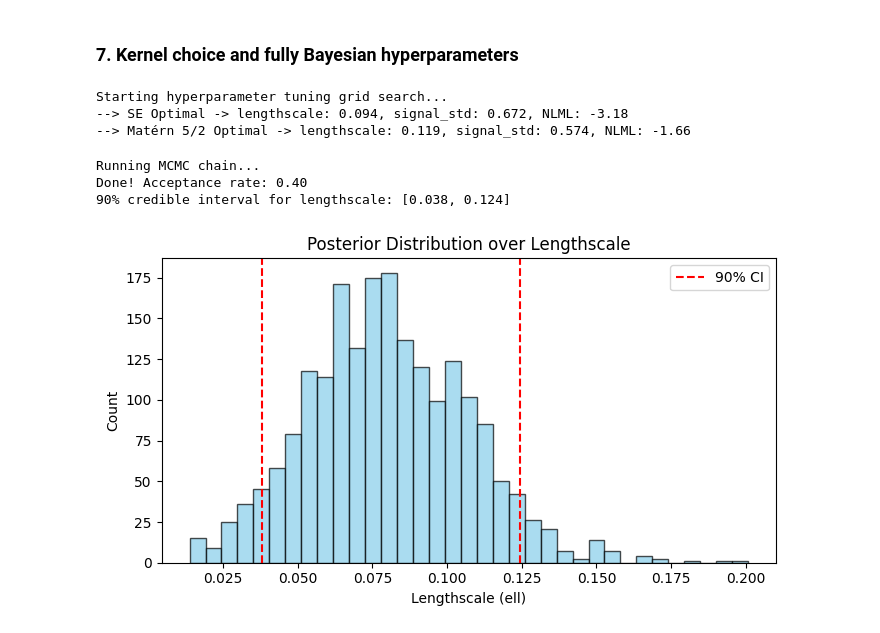
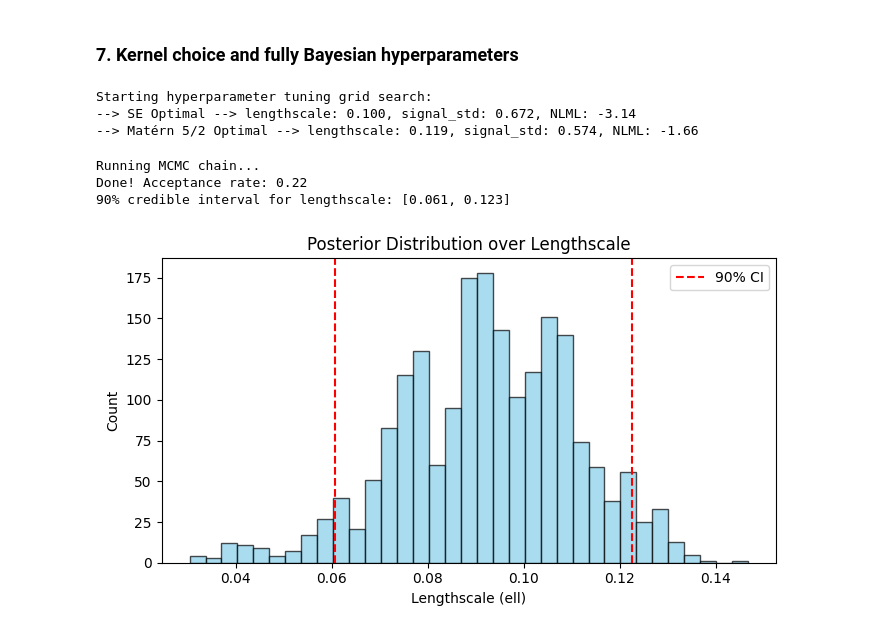
Before and after one commit to TejasDharmale/Bayesian-machine-learning-assignment, a Jupyter notebook: Bayesian_machine_learning_project.ipynb, the cells around one changed output. Saved outputs shown, nothing was run; the diff lists cells and outputs as text; code cells hidden in the pictures.

```diff
--- a/Bayesian_machine_learning_project.ipynb
+++ b/Bayesian_machine_learning_project.ipynb
@@ -342,18 +282,17 @@ def run_bo(f, X_grid, n_init, n_iter, beta, params, key, noise=0.01):
 # %%
-ELL_GRID = jnp.logspace(-2, 0, 40)
+ELL_GRID = jnp.logspace(-2, 1, 40)
 SF_GRID = jnp.logspace(-1, 1, 30)
-
-def nlml(ell, sf, X, y, noise=0.01):
-    K = k_SE(X, X, (ell, sf)) + (noise**2 + 1e-6) * jnp.eye(len(X))
+def nlml(ell, sf, X, y, noise=0.01, kern=kernel):
+    K = kern(X, X, (ell, sf)) + (noise**2 + 1e-6) * jnp.eye(len(X))
     L = jnp.linalg.cholesky(K)
     alpha = solve_triangular(L.T, solve_triangular(L, y, lower=True), lower=False)
     return 0.5 * (y @ alpha) + jnp.sum(jnp.log(jnp.diag(L))) + 0.5 * len(X) * jnp.log(2 * jnp.pi)
 
-def fit_hyperparams(X, y, noise=0.01):
+def fit_hyperparams(X, y, noise=0.01, kern=kernel):
     best_loss, best_params = jnp.inf, (1.0, 1.0)
     for ell in ELL_GRID:
         for sf in SF_GRID:
-            loss = nlml(ell, sf, X, y, noise)
+            loss = nlml(ell, sf, X, y, noise, kern)
             if jnp.isfinite(loss) and loss < best_loss:
                 best_loss, best_params = loss, (ell, sf)
     return jnp.array([best_params[0]]), jnp.array([best_params[1]])
@@ -779,112 +678,68 @@ plt.show()
 # %%
 def k_matern52(x1, x2, params):
     ell, sf = params
-
     diff = x1[:, None, :] - x2[None, :, :]
     dist = jnp.sqrt(jnp.sum(diff**2, axis=-1) + 1e-12) / ell
-
     factor = 1.0 + jnp.sqrt(5.0) * dist + (5.0 / 3.0) * (dist**2)
     return (sf**2) * factor * jnp.exp(-jnp.sqrt(5.0) * dist)
-
-
-def nlml(ell, sf, X, y, kernel, obs_noise=0.01):
-    K = kernel(X, X, (ell, sf))
-    K += (obs_noise**2 + 1e-6) * jnp.eye(len(X))
-
-    L = jnp.linalg.cholesky(K)
-
-    alpha = solve_triangular(L.T, solve_triangular(L, y, lower=True), lower=False)
-
-
-    data_fit = 0.5 * y @ alpha
-    complexity = jnp.sum(jnp.log(jnp.diag(L)))
-    constant = 0.5 * len(X) * jnp.log(2 * jnp.pi)
-
-    return data_fit + complexity + constant
-
-kernels_to_test = [("SE", k_SE), ("Matérn 5/2", k_matern52)]
-
-print("Starting hyperparameter tuning grid search...")
-for name, kernel in kernels_to_test:
+kernels_to_test = [("SE", kernel), ("Matérn 5/2", k_matern52)]
+print("Starting hyperparameter tuning grid search:")
+for name, kern in kernels_to_test:
     scores = []
     for ell in ELL_GRID:
-        row = [nlml(ell, sf, X10, y10, kernel) for sf in SF_GRID]
+        row = [nlml(ell, sf, X10, y10, 0.01, kern) for sf in SF_GRID]
         scores.append(row)
-
     scores = jnp.array(scores)
-
-
     best_flat_idx = jnp.argmin(scores)
     best_i, best_j = jnp.unravel_index(best_flat_idx, scores.shape)
-
     best_ell = ELL_GRID[best_i]
     best_sf = SF_GRID[best_j]
     min_loss = scores[best_i, best_j]
-
-    print(f"--> {name} Optimal -> lengthscale: {float(best_ell):.3f}, signal_std: {float(best_sf):.3f}, NLML: {float(min_loss):.2f}")
+    print(f"--> {name} Optimal --> lengthscale: {float(best_ell):.3f}, signal_std: {float(best_sf):.3f}, NLML: {float(min_loss):.2f}")
 # %% [output]
-Starting hyperparameter tuning grid search...
---> SE Optimal -> lengthscale: 0.094, signal_std: 0.672, NLML: -3.18
---> Matérn 5/2 Optimal -> lengthscale: 0.119, signal_std: 0.574, NLML: -1.66
+Starting hyperparameter tuning grid search:
+--> SE Optimal --> lengthscale: 0.100, signal_std: 0.672, NLML: -3.14
+--> Matérn 5/2 Optimal --> lengthscale: 0.119, signal_std: 0.574, NLML: -1.66
 # %%
-X5 = jr.uniform(jr.PRNGKey(3), (5, 1))
-y5 = f(X5)
-
 def log_posterior(theta):
     ell, sf = jnp.exp(theta)
     prior = -0.5 * jnp.sum((theta - jnp.log(jnp.array([0.2, 1.0])))**2)
-
-
-    return -nlml(ell, sf, X5, y5, k_SE) + prior
-
-
+    return -nlml(ell, sf, X10, y10, 0.01, kernel) + prior
 key = jr.PRNGKey(0)
 current_theta = jnp.log(jnp.array([0.2, 1.0]))
 chain_samples = []
-
 print("Running MCMC chain...")
 n_steps = 3000
 accepted_count = 0
-
 for step in range(n_steps):
     key, k_sub1, k_sub2 = jr.split(key, 3)
-
-
     proposal = current_theta + 0.5 * jr.normal(k_sub1, (2,))
-
-
     log_accept_ratio = log_posterior(proposal) - log_posterior(current_theta)
-
     if jnp.log(jr.uniform(k_sub2)) < log_accept_ratio:
         current_theta = proposal
         accepted_count += 1
-
     chain_samples.append(jnp.exp(current_theta))
-
 print(f"Done! Acceptance rate: {accepted_count / n_steps:.2f}")
-
 burn_in = 1000
 ells = jnp.stack(chain_samples[burn_in:])[:, 0]
-
 ci_90 = jnp.percentile(ells, jnp.array([5, 95]))
 print(f"90% credible interval for lengthscale: [{ci_90[0]:.3f}, {ci_90[1]:.3f}]")
-
 
 plt.figure(figsize=(7, 4))
 plt.hist(ells, bins=35, color='skyblue', edgecolor='black', alpha=0.7)
 plt.axvline(float(ci_90[0]), color='red', linestyle='--', label='90% CI')
 plt.axvline(float(ci_90[1]), color='red', linestyle='--')
 plt.xlabel("Lengthscale (ell)")
 plt.ylabel("Count")
 plt.title("Posterior Distribution over Lengthscale")
 plt.legend()
 plt.tight_layout()
 plt.show()
 # %% [output]
 Running MCMC chain...
-Done! Acceptance rate: 0.40
-90% credible interval for lengthscale: [0.038, 0.124]
+Done! Acceptance rate: 0.22
+90% credible interval for lengthscale: [0.061, 0.123]
-[figure, old version]
+[figure, new version]
 # %% [markdown]
 Kernel choice and fully Bayesian hyperparameters.
 
```
Also changed, not shown: parts of 28 cells of this notebook.
